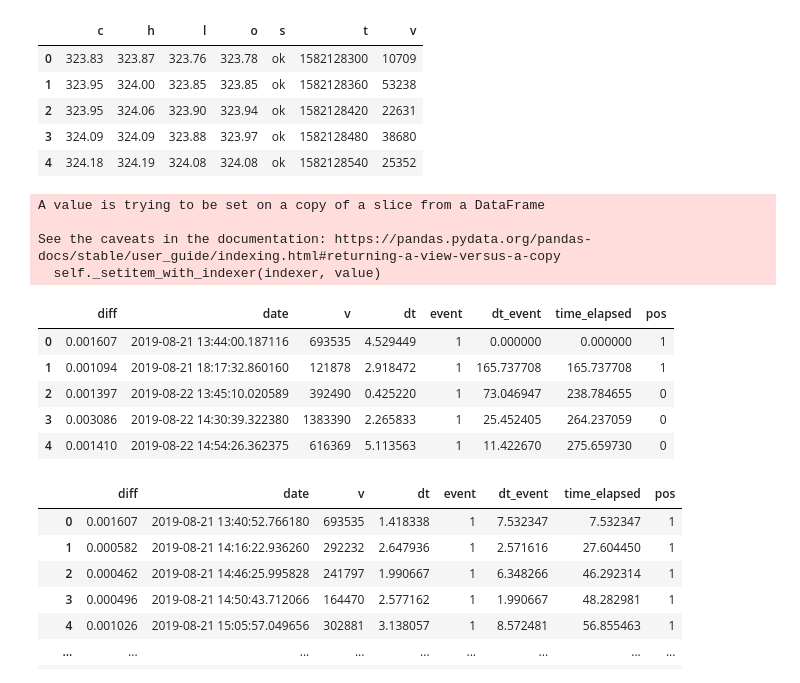
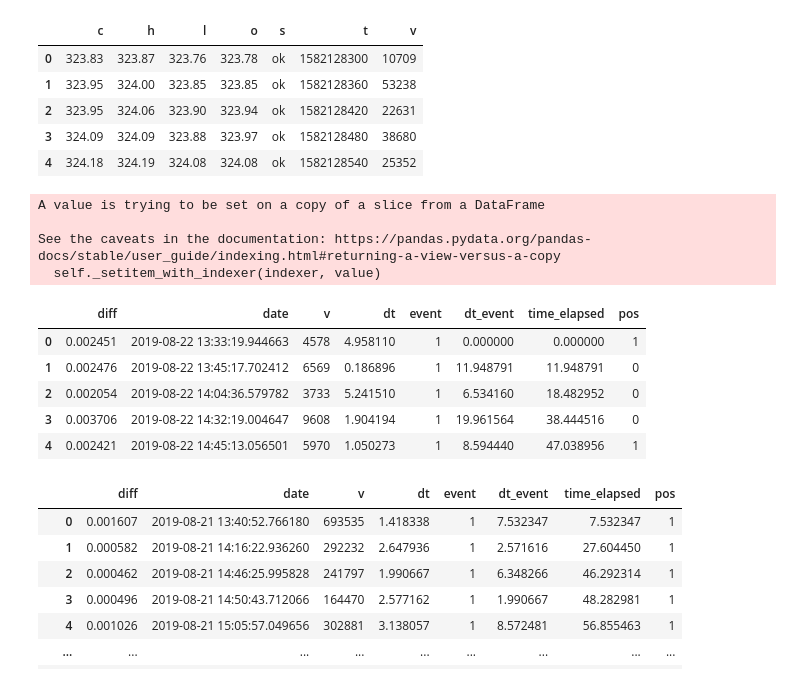
Before and after one commit to irrationomical/OOTM-Option-Pricing-with-Power-Laws-and-News, a Jupyter notebook: HawkesProcess.ipynb, the cells around one changed output. Drawn from its saved outputs; the diff is of its cells as text; code cells hidden in the pictures.

```diff
--- a/HawkesProcess.ipynb
+++ b/HawkesProcess.ipynb
@@ -234,19 +250,19 @@ def get_df(df, resolution = resol):
   df2['diff'] = np.abs(df2['diff'])
   return df2
 # %%
-df = get_df(get_stock_data('SPY'))
+df = get_df(get_stock_data('GOOG'))
 df.head()
 # %% [output]
 A value is trying to be set on a copy of a slice from a DataFrame
 
 See the caveats in the documentation: https://pandas.pydata.org/pandas-docs/stable/user_guide/indexing.html#returning-a-view-versus-a-copy
   self._setitem_with_indexer(indexer, value)
 |  | diff | date | v | dt | event | dt_event | time_elapsed | pos |
-| 0 | 0.001607 | 2019-08-21 13:44:00.187116 | 693535 | 4.529449 | 1 | 0.000000 | 0.000000 | 1 |
-| 1 | 0.001094 | 2019-08-21 18:17:32.860160 | 121878 | 2.918472 | 1 | 165.737708 | 165.737708 | 1 |
-| 2 | 0.001397 | 2019-08-22 13:45:10.020589 | 392490 | 0.425220 | 1 | 73.046947 | 238.784655 | 0 |
-| 3 | 0.003086 | 2019-08-22 14:30:39.322380 | 1383390 | 2.265833 | 1 | 25.452405 | 264.237059 | 0 |
-| 4 | 0.001410 | 2019-08-22 14:54:26.362375 | 616369 | 5.113563 | 1 | 11.422670 | 275.659730 | 0 |
+| 0 | 0.002451 | 2019-08-22 13:33:19.944663 | 4578 | 4.958110 | 1 | 0.000000 | 0.000000 | 1 |
+| 1 | 0.002476 | 2019-08-22 13:45:17.702412 | 6569 | 0.186896 | 1 | 11.948791 | 11.948791 | 0 |
+| 2 | 0.002054 | 2019-08-22 14:04:36.579782 | 3733 | 5.241510 | 1 | 6.534160 | 18.482952 | 0 |
+| 3 | 0.003706 | 2019-08-22 14:32:19.004647 | 9608 | 1.904194 | 1 | 19.961564 | 38.444516 | 0 |
+| 4 | 0.002421 | 2019-08-22 14:45:13.056501 | 5970 | 1.050273 | 1 | 8.594440 | 47.038956 | 1 |
 # %%
 # %% [output]
 |  | diff | date | v | dt | event | dt_event | time_elapsed | pos |
```
Also changed, not shown: parts of 21 cells of this notebook.
